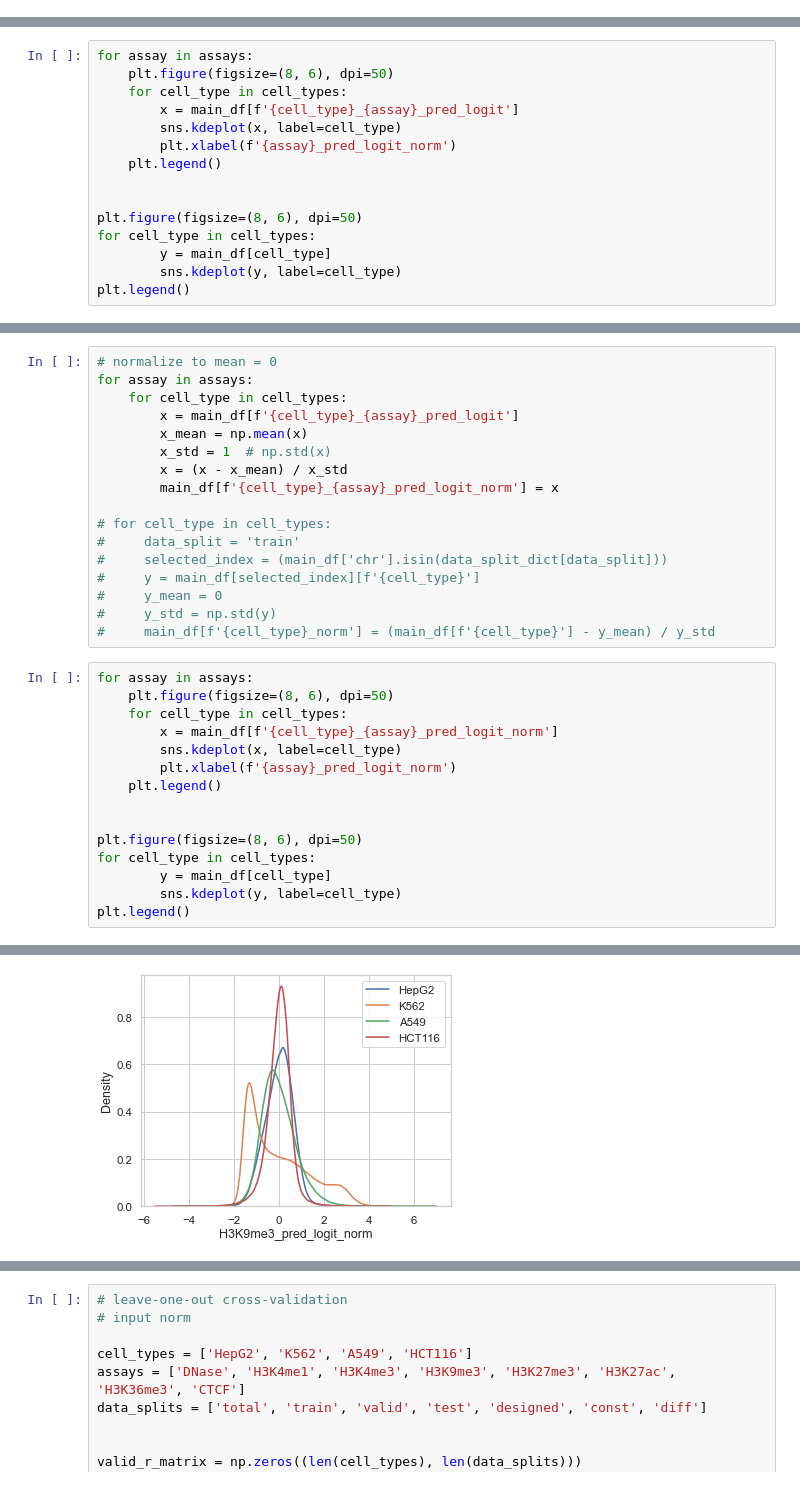
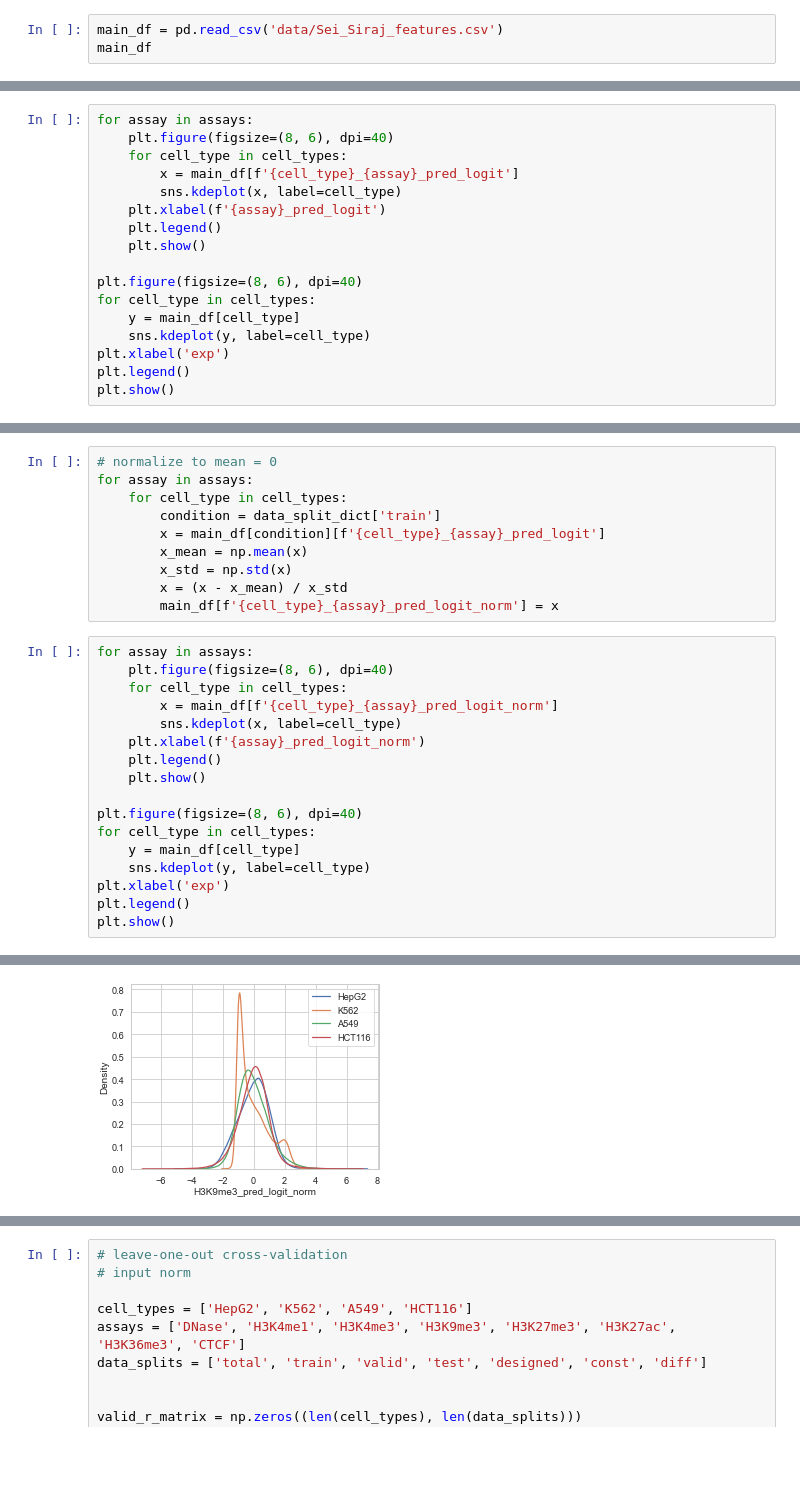
Before and after one commit to maplecai/EpiCast, a Jupyter notebook: pretrained_based_models/pretrained_based_models.ipynb, the cells around one changed output, grey strips where cells are left out. Drawn from its saved outputs; the diff is of its cells as text; blank space fills up the shorter version.

```diff
--- a/pretrained_based_models/pretrained_based_models.ipynb
+++ b/pretrained_based_models/pretrained_based_models.ipynb
@@ -25,0 +75,3 @@ main_df
+# %%
+main_df = pd.read_csv('data/Sei_Siraj_features.csv')
+main_df
@@ -146,16 +172,18 @@ HCT116     0.329567     0.331037    0.328117             NaN
 # %%
 for assay in assays:
-    plt.figure(figsize=(8, 6), dpi=50)
+    plt.figure(figsize=(8, 6), dpi=40)
     for cell_type in cell_types:
         x = main_df[f'{cell_type}_{assay}_pred_logit']
         sns.kdeplot(x, label=cell_type)
-        plt.xlabel(f'{assay}_pred_logit_norm')
+    plt.xlabel(f'{assay}_pred_logit')
     plt.legend()
+    plt.show()
 
-
-plt.figure(figsize=(8, 6), dpi=50)
+plt.figure(figsize=(8, 6), dpi=40)
 for cell_type in cell_types:
-        y = main_df[cell_type]
-        sns.kdeplot(y, label=cell_type)
+    y = main_df[cell_type]
+    sns.kdeplot(y, label=cell_type)
+plt.xlabel('exp')
 plt.legend()
+plt.show()
 # %% [output]
@@ -173,32 +200,27 @@ plt.legend()
 # normalize to mean = 0
 for assay in assays:
     for cell_type in cell_types:
-        x = main_df[f'{cell_type}_{assay}_pred_logit']
+        condition = data_split_dict['train']
+        x = main_df[condition][f'{cell_type}_{assay}_pred_logit']
         x_mean = np.mean(x)
-        x_std = 1  # np.std(x)
+        x_std = np.std(x)
         x = (x - x_mean) / x_std
         main_df[f'{cell_type}_{assay}_pred_logit_norm'] = x
-
-# for cell_type in cell_types:
-#     data_split = 'train'
-#     selected_index = (main_df['chr'].isin(data_split_dict[data_split]))
-#     y = main_df[selected_index][f'{cell_type}']
-#     y_mean = 0
-#     y_std = np.std(y)
-#     main_df[f'{cell_type}_norm'] = (main_df[f'{cell_type}'] - y_mean) / y_std
 # %%
 for assay in assays:
-    plt.figure(figsize=(8, 6), dpi=50)
+    plt.figure(figsize=(8, 6), dpi=40)
     for cell_type in cell_types:
         x = main_df[f'{cell_type}_{assay}_pred_logit_norm']
         sns.kdeplot(x, label=cell_type)
-        plt.xlabel(f'{assay}_pred_logit_norm')
+    plt.xlabel(f'{assay}_pred_logit_norm')
     plt.legend()
+    plt.show()
 
-
-plt.figure(figsize=(8, 6), dpi=50)
+plt.figure(figsize=(8, 6), dpi=40)
 for cell_type in cell_types:
-        y = main_df[cell_type]
-        sns.kdeplot(y, label=cell_type)
+    y = main_df[cell_type]
+    sns.kdeplot(y, label=cell_type)
+plt.xlabel('exp')
 plt.legend()
+plt.show()
 # %% [output]
@@ -209 +230 @@ plt.legend()
-[figure, old version]
+[figure, new version]
```
Also changed, not shown: parts of 16 cells of this notebook, 35 other files.
